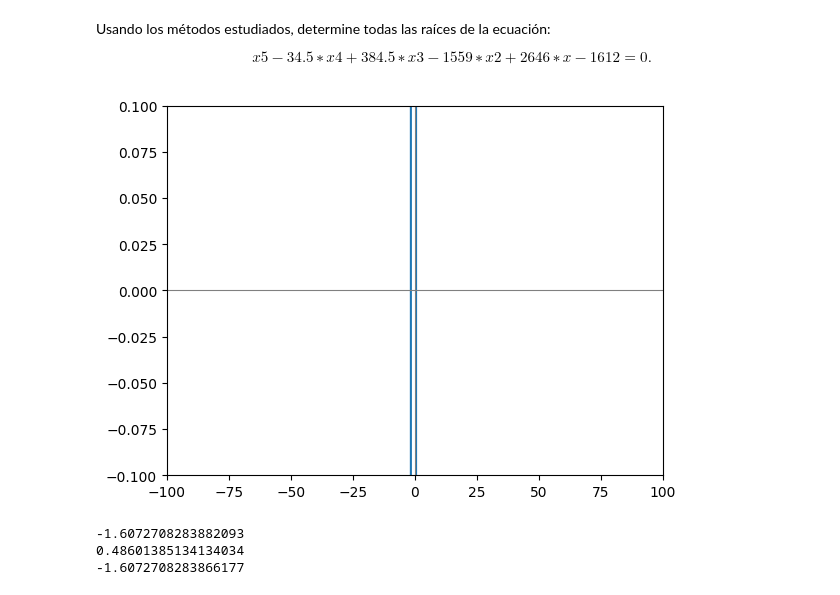
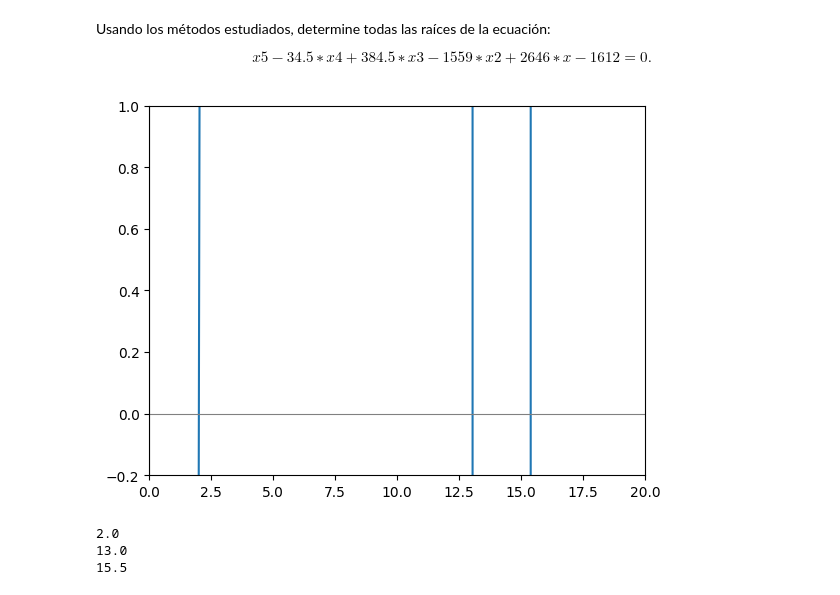
Before and after one commit to Josefu-zero/Examen-MN-III, a Jupyter notebook: p3.ipynb, the cells around one changed output. Saved outputs shown, nothing was run; the diff lists cells and outputs as text; code cells hidden in the pictures.

```diff
--- a/p3.ipynb
+++ b/p3.ipynb
@@ -5,34 +5,34 @@ $$x5−34.5∗x4+384.5∗x3−1559∗x2+2646∗x−1612=0.$$
 # %%
 from scipy.optimize import bisect
 import matplotlib.pyplot as plt
 import numpy as np
 
 def funcion(x: float):
-    return x**5 - 34.5*x**4 + 384.5*x**3 - 1559*x**2 - 2646*x + 1612
+    return x**5 - 34.5*x**4 + 384.5*x**3 - 1559*x**2 + 2646*x - 1612
 
-x = np.linspace(-10, 10, 100)
+x = np.linspace(-50, 50, 100)
 
 plt.plot(x , [funcion(i) for i in x])
-plt.xlim(-100, 100)
-plt.ylim(-0.1, 0.1)
+plt.xlim(-0, 20)
+plt.ylim(-0.2, 1)
 plt.axhline(0, color='gray', linewidth=0.8)
 plt.axvline(0, color='gray', linewidth=0.8)
 plt.show()
 # %% [output]
-[figure, old version]
+[figure, new version]
 # %%
 # Raiz 1
-root = bisect(f = funcion, a = -2, b = 0)
+root = bisect(f = funcion, a = 0, b = 2)
 print(root)
 
 # Raiz 2
-root2 = bisect(f = funcion, a = 0, b = 2)
+root2 = bisect(f = funcion, a = 12.5, b =14.5)
 print(root2)
 
 #  Raiz 3
-root3 = bisect(f = funcion, a = 0, b = -2.5)
+root3 = bisect(f = funcion, a = 15, b = 16)
 print(root3)
 # %% [output]
--1.6072708283882093
-0.48601385134134034
--1.6072708283866177
+2.0
+13.0
+15.5
```
Also changed, not shown: 3 other files.
